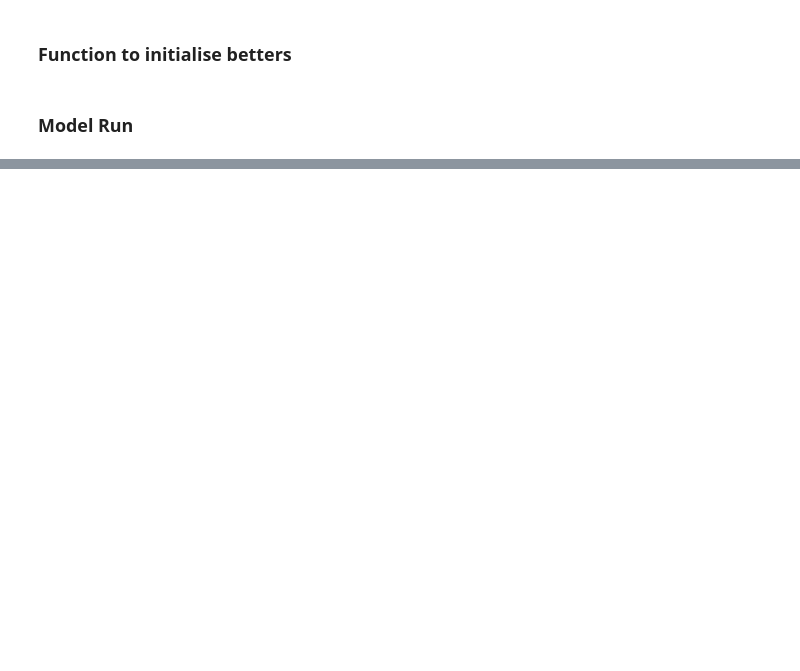
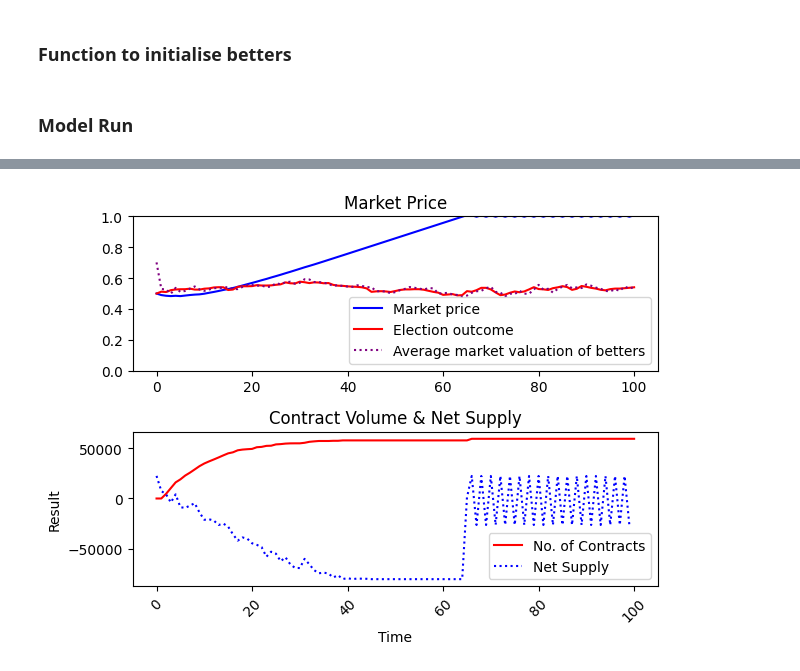
Before and after one commit to ebbam/power_prediction, a Jupyter notebook: code/main_predmkt.ipynb, the cells around one changed output, grey strips where cells are left out. Drawn from its saved outputs; the diff is of its cells as text; code cells hidden in the pictures; blank space fills up the shorter version.

```diff
--- a/code/main_predmkt.ipynb
+++ b/code/main_predmkt.ipynb
@@ -320,0 +301,25 @@ plt.show()
+# %%
+# Update expertise here -> make better less expert on average -
+# higher expertise value = greater noise (not an intuitive variable label...sorry)
+parameters.update({'betters': [better(expertise = np.random.normal(0.9, 0.01)) for _ in range(parameters['n_betters'])]})
+
+market_record_low_expertise = run_market(**parameters)
+
+plot_returns(market_record_low_expertise)
+# %%
+# Return to old instantiation of betters from first example
+parameters.update({'betters': [better(expertise = np.random.normal(0.1, 0.01)) for _ in range(parameters['n_betters'])]})
+
+def set_market_price(m, net_supply_demand, total_orders):
+    '''
+    Resetting market price function to show the issue with market price updating
+    '''
+    delta = net_supply_demand/(total_orders*100)
+    m -= delta
+    return m
+
+poor_mkt_price = run_market(**parameters)
+
+plot_returns(poor_mkt_price)
+# %% [output]
+[figure, added]
```
Also changed, not shown: parts of 13 cells of this notebook.
